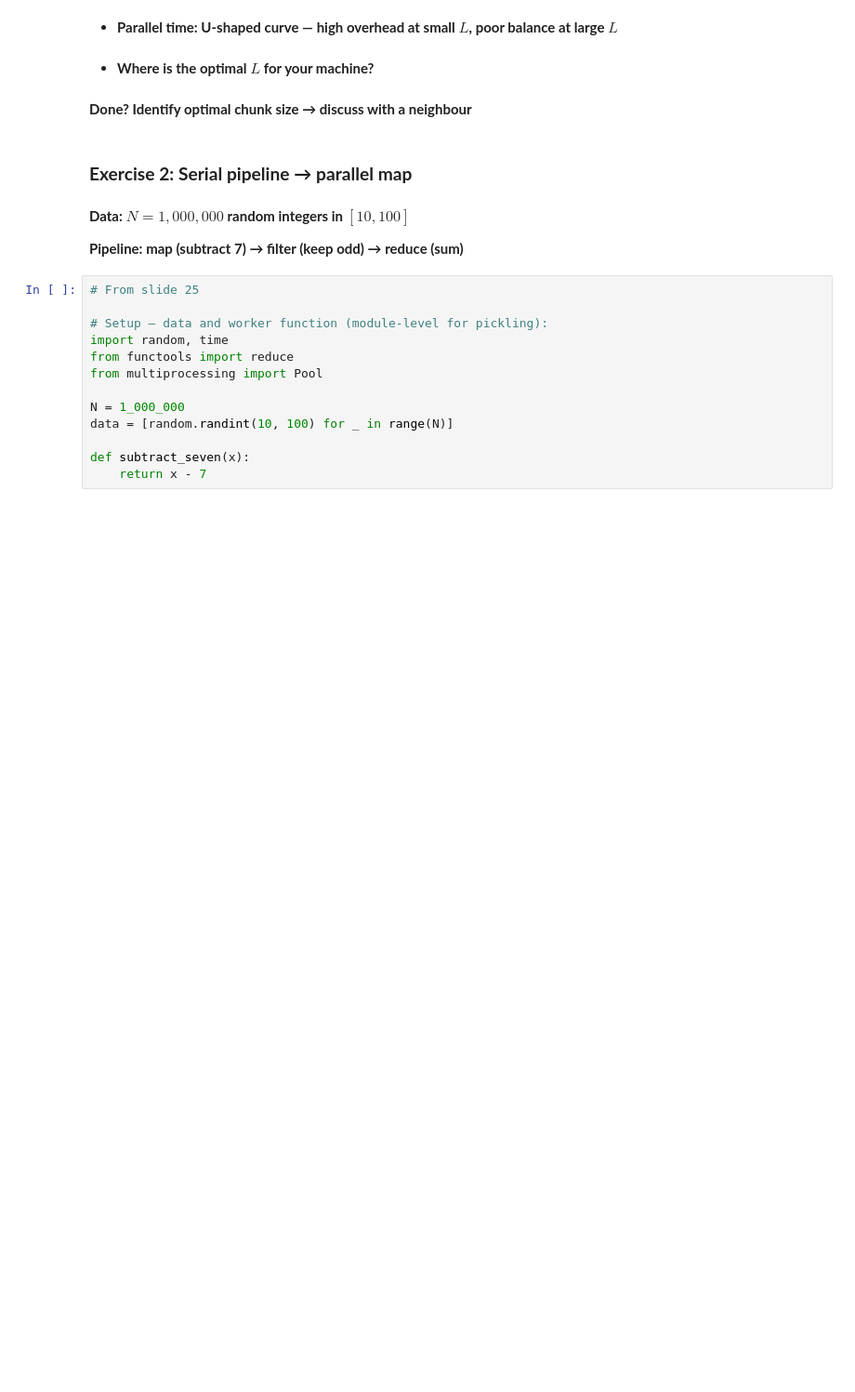
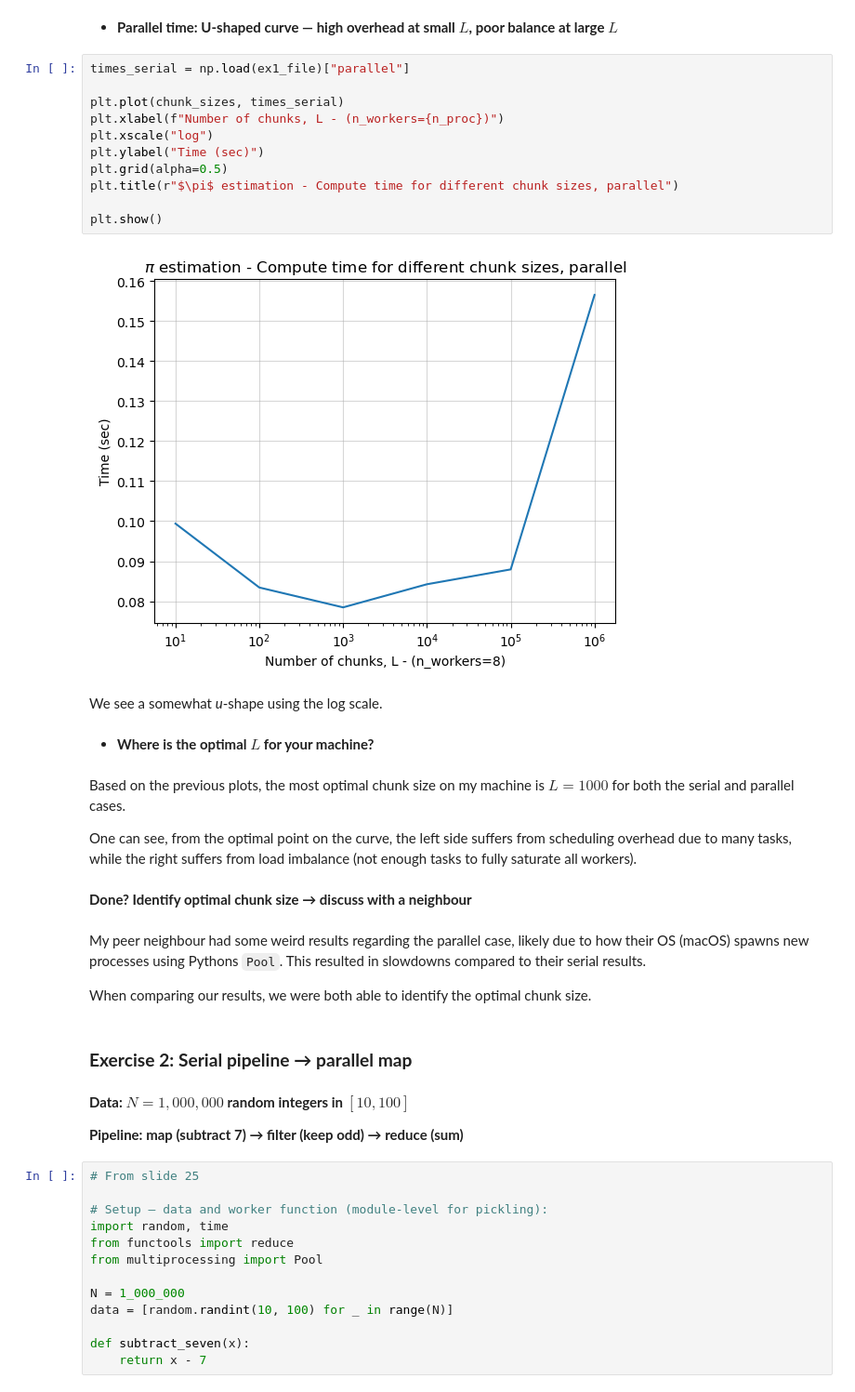
Before and after one commit to NDS8-TCP/nsc-mikkel, a Jupyter notebook: l05_exercises.ipynb, the cells around one changed output. Shown at 93% size. Saved outputs shown, nothing was run; the diff lists cells and outputs as text; blank space fills up the shorter version.

```diff
--- a/l05_exercises.ipynb
+++ b/l05_exercises.ipynb
@@ -62,9 +118,32 @@ if __name__ == '__main__':
 # %% [markdown]
 - **Parallel time: U-shaped curve — high overhead at small $L$, poor balance at large $L$**
+# %%
+times_serial = np.load(ex1_file)["parallel"]
+
+plt.plot(chunk_sizes, times_serial)
+plt.xlabel(f"Number of chunks, L - (n_workers={n_proc})")
+plt.xscale("log")
+plt.ylabel("Time (sec)")
+plt.grid(alpha=0.5)
+plt.title(r"$\pi$ estimation - Compute time for different chunk sizes, parallel")
+
+plt.show()
+# %% [output]
+[figure, added]
+# %% [markdown]
+We see a somewhat *u*-shape using the log scale.
 # %% [markdown]
 - **Where is the optimal $L$ for your machine?**
+# %% [markdown]
+Based on the previous plots, the most optimal chunk size on my machine is $L=1000$ for both the serial and parallel cases.
+
+One can see, from the optimal point on the curve, the left side suffers from scheduling overhead due to many tasks, while the right suffers from load imbalance (not enough tasks to fully saturate all workers).
 # %% [markdown]
 ****Done?** Identify optimal chunk size → discuss with a neighbour**
+# %% [markdown]
+My peer neighbour had some weird results regarding the parallel case, likely due to how their OS (macOS) spawns new processes using Pythons `Pool`. This resulted in slowdowns compared to their serial results.
+
+When comparing our results, we were both able to identify the optimal chunk size.
 # %% [markdown]
 ### ****Exercise 2:** Serial pipeline → parallel map**
 # %% [markdown]
```
Also changed, not shown: parts of 9 cells of this notebook, 1 other file.
